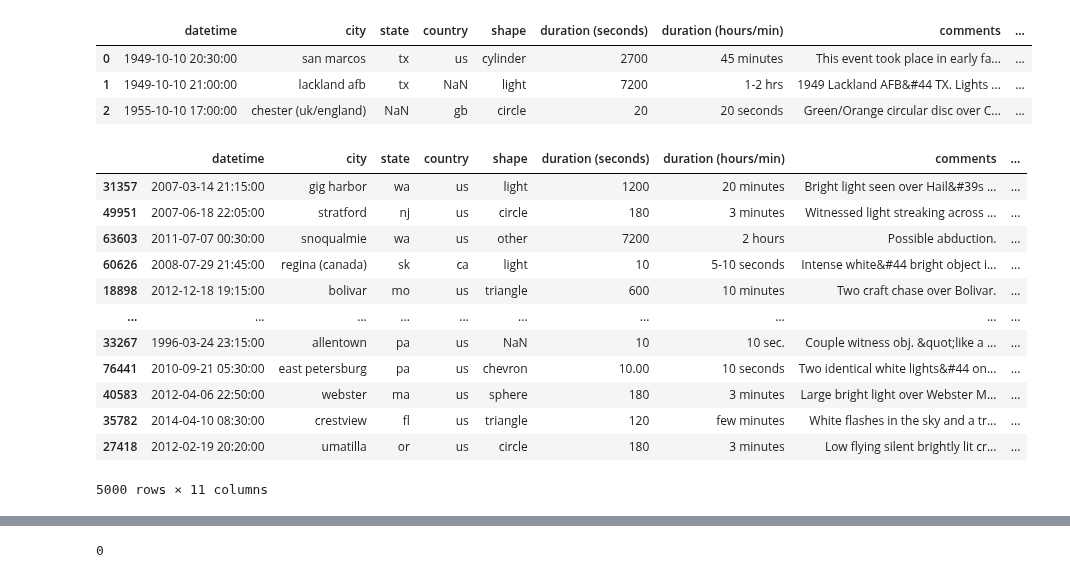
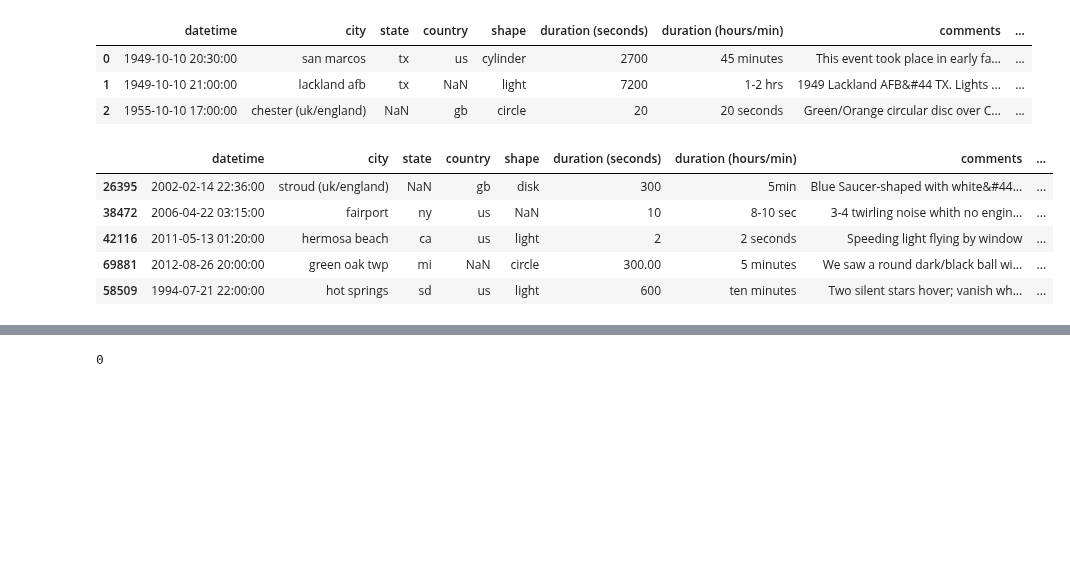
Before and after one commit to jehuhta/Intro_Data_Analytics_Huhta_Jeremy_Spring2025, a Jupyter notebook: Exercises_2_Pandas/DataAnalyticsExerciseSet2.ipynb, the cells around one changed output, grey strips where cells are left out. Cells and saved outputs as stored; diff of their text form; code cells hidden in the pictures; blank space fills up the shorter version.

```diff
--- a/Exercises_2_Pandas/DataAnalyticsExerciseSet2.ipynb
+++ b/Exercises_2_Pandas/DataAnalyticsExerciseSet2.ipynb
@@ -1100,21 +1086,14 @@ df.head(3)
 # %%
 # Let's make a smaller sample, let's say 5,000 rows.
 df = df.sample(5000)
-df
+df.head(5)
 # %% [output]
 |  | datetime | city | state | country | shape | duration (seconds) | duration (hours/min) | comments | ... |
-| 31357 | 2007-03-14 21:15:00 | gig harbor | wa | us | light | 1200 | 20 minutes | Bright light seen over Hail&#39s ... | ... |
-| 49951 | 2007-06-18 22:05:00 | stratford | nj | us | circle | 180 | 3 minutes | Witnessed light streaking across ... | ... |
-| 63603 | 2011-07-07 00:30:00 | snoqualmie | wa | us | other | 7200 | 2 hours | Possible abduction. | ... |
-| 60626 | 2008-07-29 21:45:00 | regina (canada) | sk | ca | light | 10 | 5-10 seconds | Intense white&#44 bright object i... | ... |
-| 18898 | 2012-12-18 19:15:00 | bolivar | mo | us | triangle | 600 | 10 minutes | Two craft chase over Bolivar. | ... |
-| ... | ... | ... | ... | ... | ... | ... | ... | ... | ... |
-| 33267 | 1996-03-24 23:15:00 | allentown | pa | us | NaN | 10 | 10 sec. | Couple witness obj. &quot;like a ... | ... |
-| 76441 | 2010-09-21 05:30:00 | east petersburg | pa | us | chevron | 10.00 | 10 seconds | Two identical white lights&#44 on... | ... |
-| 40583 | 2012-04-06 22:50:00 | webster | ma | us | sphere | 180 | 3 minutes | Large bright light over Webster M... | ... |
-| 35782 | 2014-04-10 08:30:00 | crestview | fl | us | triangle | 120 | few minutes | White flashes in the sky and a tr... | ... |
-| 27418 | 2012-02-19 20:20:00 | umatilla | or | us | circle | 180 | 3 minutes | Low flying silent brightly lit cr... | ... |
+| 26395 | 2002-02-14 22:36:00 | stroud (uk/england) | NaN | gb | disk | 300 | 5min | Blue Saucer-shaped with white&#44... | ... |
+| 38472 | 2006-04-22 03:15:00 | fairport | ny | us | NaN | 10 | 8-10 sec | 3-4 twirling noise whith no engin... | ... |
+| 42116 | 2011-05-13 01:20:00 | hermosa beach | ca | us | light | 2 | 2 seconds | Speeding light flying by window | ... |
+| 69881 | 2012-08-26 20:00:00 | green oak twp | mi | NaN | circle | 300.00 | 5 minutes | We saw a round dark/black ball wi... | ... |
+| 58509 | 1994-07-21 22:00:00 | hot springs | sd | us | light | 600 | ten minutes | Two silent stars hover; vanish wh... | ... |
-5000 rows × 11 columns
 # %%
 # Let's check for null values.
 # It seems there are some NaN values by country
```
Also changed, not shown: parts of 12 cells of this notebook.
